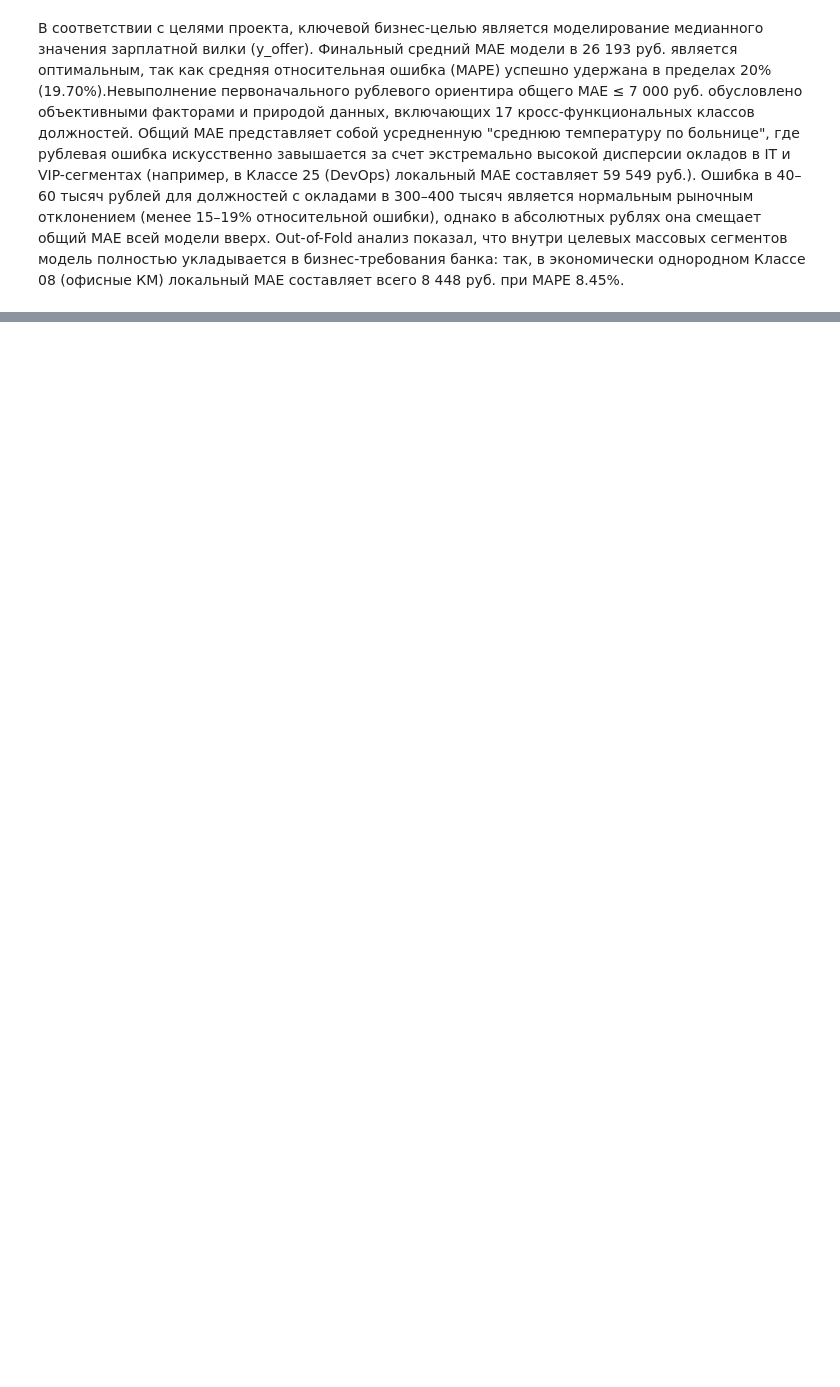
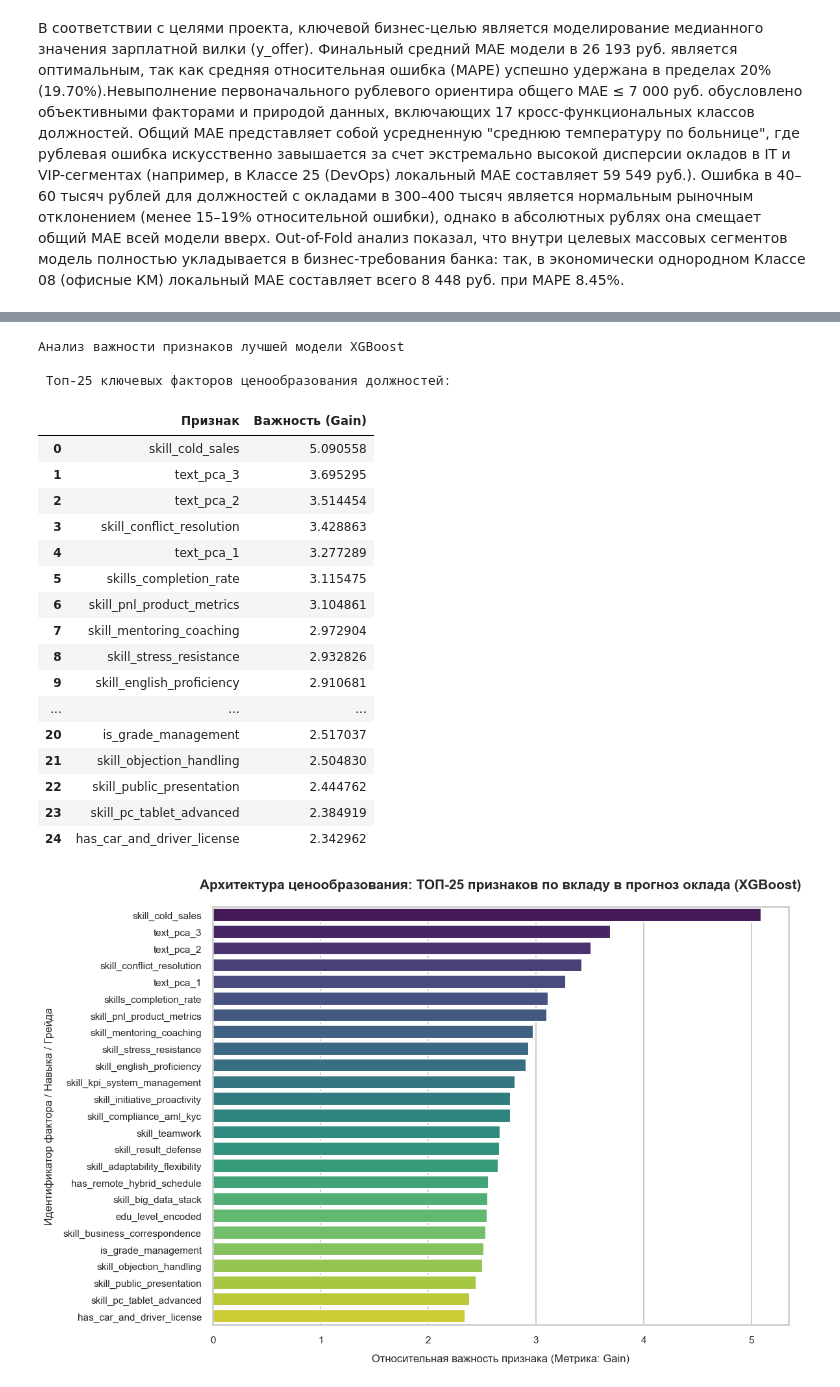
Before and after one commit to stason1991/My-First-Data-Project, a Jupyter notebook: notebooks/ml_notebook_lr_xgboost_mfdp_part7.ipynb, the cells around one changed output, grey strips where cells are left out. Cells and saved outputs as stored; diff of their text form; code cells hidden in the pictures; blank space fills up the shorter version.

```diff
--- a/notebooks/ml_notebook_lr_xgboost_mfdp_part7.ipynb
+++ b/notebooks/ml_notebook_lr_xgboost_mfdp_part7.ipynb
@@ -1538,0 +1814,68 @@ display(styled_class_stats)
+# %%
+print("Анализ важности признаков лучшей модели XGBoost")
+
+# Извлекаем веса важности (Gain — вклад признака в разделение узлов)
+importance_scores = xgb_tuned.get_booster().get_score(importance_type='gain')
+
+# Сопоставляем с именами колонок из матрицы X_linear (так как она использовалась для финального прохода)
+feature_names = X_linear.columns
+importance_data = []
+
+for col_name in feature_names:
+    clean_key = col_name.replace('[', '_').replace(']', '_').replace('<', '_')
+    # Если признак не участвовал в сплитах, его вес равен 0
+    score = importance_scores.get(col_name, importance_scores.get(clean_key, 0.0))
+    importance_data.append({"Признак": col_name, "Важность (Gain)": score})
+
+df_importance = pd.DataFrame(importance_data)
+df_importance = df_importance.sort_values(by="Важность (Gain)", ascending=False).reset_index(drop=True)
+
+# Топ-25 ключевых признаков для анализа
+df_top_15 = df_importance.head(25).copy()
+
+print("\n Топ-25 ключевых факторов ценообразования должностей:")
+display(df_top_15)
+
+# График
+plt.figure(figsize=(12, 8))
+sns.set_theme(style="whitegrid", context="talk")
+
+sns.barplot(
+    data=df_top_15,
+    x='Важность (Gain)',
+    y='Признак',
+    palette='viridis',
+    hue='Признак',
+    legend=False
+)
+
+plt.title('Архитектура ценообразования: ТОП-25 признаков по вкладу в прогноз оклада (XGBoost)', fontsize=15, fontweight='bold', pad=20)
+plt.xlabel('Относительная важность признака (Метрика: Gain)', fontsize=12, labelpad=10)
+plt.ylabel('Идентификатор фактора / Навыка / Грейда', fontsize=12, labelpad=10)
+
+plt.xticks(fontsize=11)
+plt.yticks(fontsize=11)
+plt.tight_layout()
+plt.show()
+# %% [output]
+Анализ важности признаков лучшей модели XGBoost
+
+ Топ-25 ключевых факторов ценообразования должностей:
+|  | Признак | Важность (Gain) |
+| 0 | skill_cold_sales | 5.090558 |
+| 1 | text_pca_3 | 3.695295 |
+| 2 | text_pca_2 | 3.514454 |
+| 3 | skill_conflict_resolution | 3.428863 |
+| 4 | text_pca_1 | 3.277289 |
+| 5 | skills_completion_rate | 3.115475 |
+| 6 | skill_pnl_product_metrics | 3.104861 |
+| 7 | skill_mentoring_coaching | 2.972904 |
+| 8 | skill_stress_resistance | 2.932826 |
+| 9 | skill_english_proficiency | 2.910681 |
+| ... | ... | ... |
+| 20 | is_grade_management | 2.517037 |
+| 21 | skill_objection_handling | 2.504830 |
+| 22 | skill_public_presentation | 2.444762 |
+| 23 | skill_pc_tablet_advanced | 2.384919 |
+| 24 | has_car_and_driver_license | 2.342962 |
+[figure, added]
```
Also changed, not shown: parts of 21 cells of this notebook, 18 other files.
